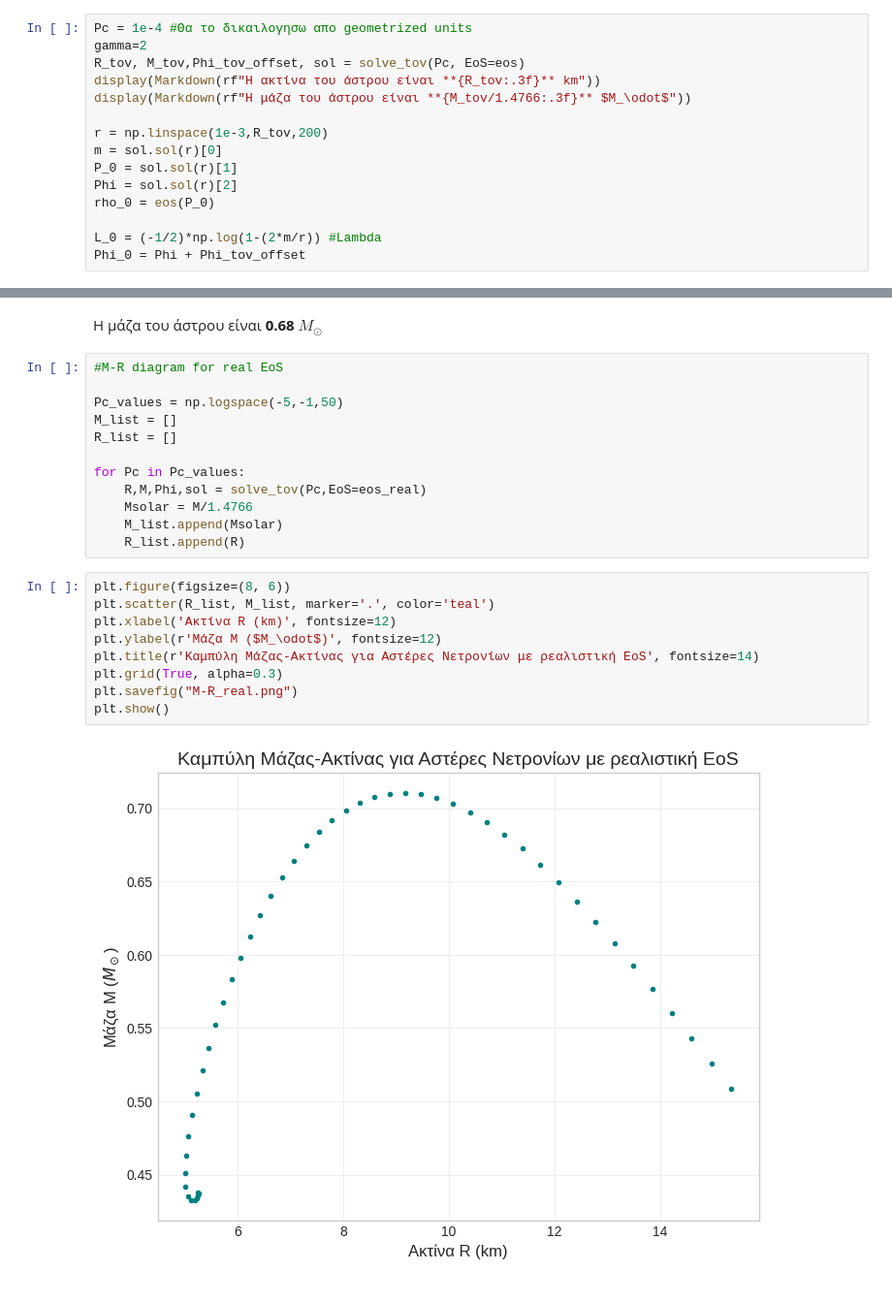
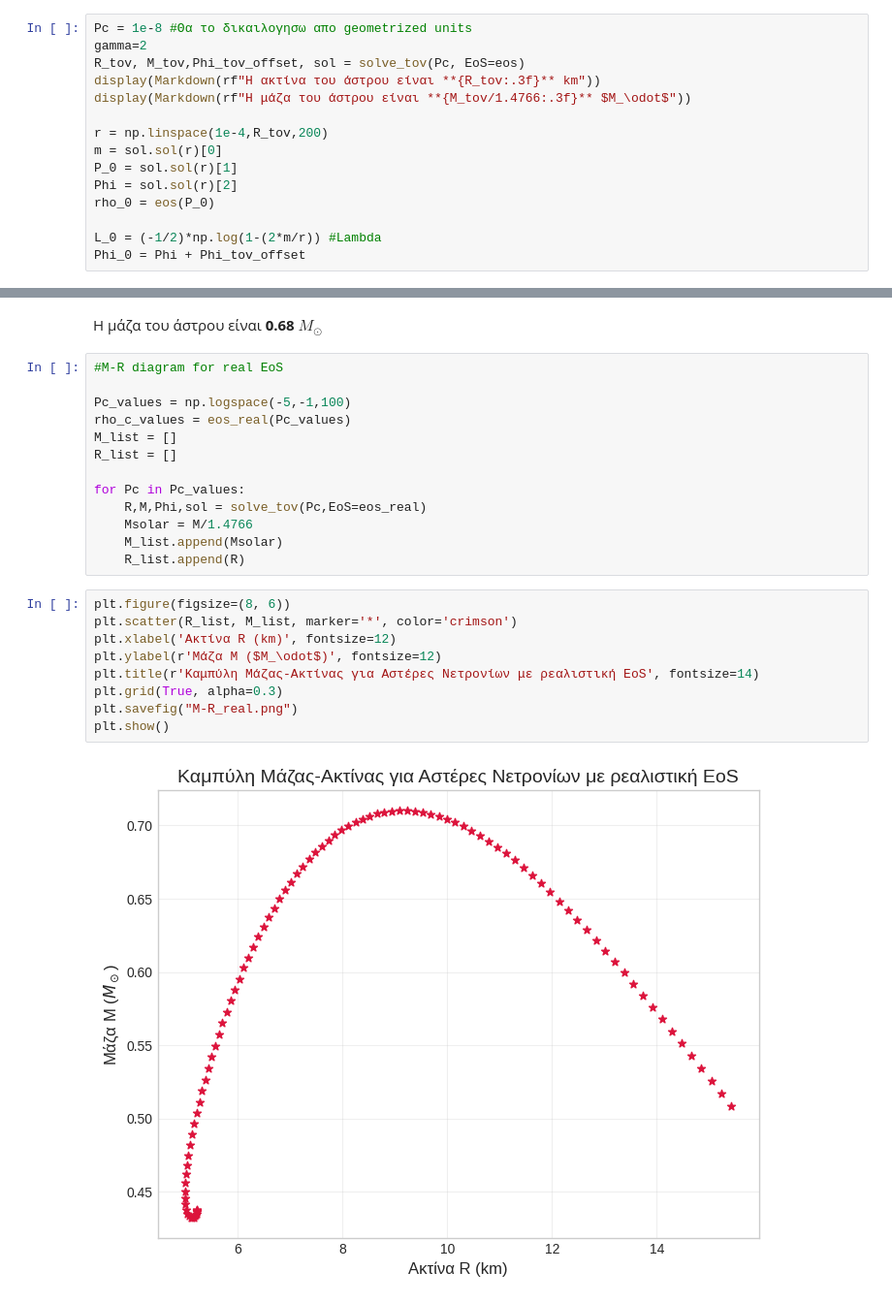
Before and after one commit to Vagge31/Stellar-Pulsations, a Jupyter notebook: tov.ipynb, the cells around one changed output, grey strips where cells are left out. Shown at 97% size. Drawn from its saved outputs; the diff is of its cells as text.

```diff
--- a/tov.ipynb
+++ b/tov.ipynb
@@ -13,13 +13,13 @@ x_newt = data['x']
 rho_newt = data['rho_hat']
 P_newt = data['P_hat']
 # %%
-Pc = 1e-4 #Θα το δικαιλογησω απο geometrized units
+Pc = 1e-8 #Θα το δικαιλογησω απο geometrized units
 gamma=2
 R_tov, M_tov,Phi_tov_offset, sol = solve_tov(Pc, EoS=eos)
 display(Markdown(rf"Η ακτίνα του άστρου είναι **{R_tov:.3f}** km"))
 display(Markdown(rf"Η μάζα του άστρου είναι **{M_tov/1.4766:.3f}** $M_\odot$"))
 
-r = np.linspace(1e-3,R_tov,200)
+r = np.linspace(1e-4,R_tov,200)
 m = sol.sol(r)[0]
 P_0 = sol.sol(r)[1]
 Phi = sol.sol(r)[2]
@@ -181,7 +185,8 @@ display(Markdown(rf"Η μάζα του άστρου είναι **{M_real/1.4766:
 # %%
 #M-R diagram for real EoS
 
-Pc_values = np.logspace(-5,-1,50)
+Pc_values = np.logspace(-5,-1,100)
+rho_c_values = eos_real(Pc_values)
 M_list = []
 R_list = []
 
@@ -192,12 +197,12 @@ for Pc in Pc_values:
     R_list.append(R)
 # %%
 plt.figure(figsize=(8, 6))
-plt.scatter(R_list, M_list, marker='.', color='teal')
+plt.scatter(R_list, M_list, marker='*', color='crimson')
 plt.xlabel('Ακτίνα R (km)', fontsize=12)
 plt.ylabel(r'Μάζα M ($M_\odot$)', fontsize=12)
 plt.title(r'Καμπύλη Μάζας-Ακτίνας για Αστέρες Νετρονίων με ρεαλιστική EoS', fontsize=14)
 plt.grid(True, alpha=0.3)
 plt.savefig("M-R_real.png")
 plt.show()
 # %% [output]
-[figure, old version]
+[figure, new version]
```
Also changed, not shown: parts of 10 cells of this notebook, 31 other files.
